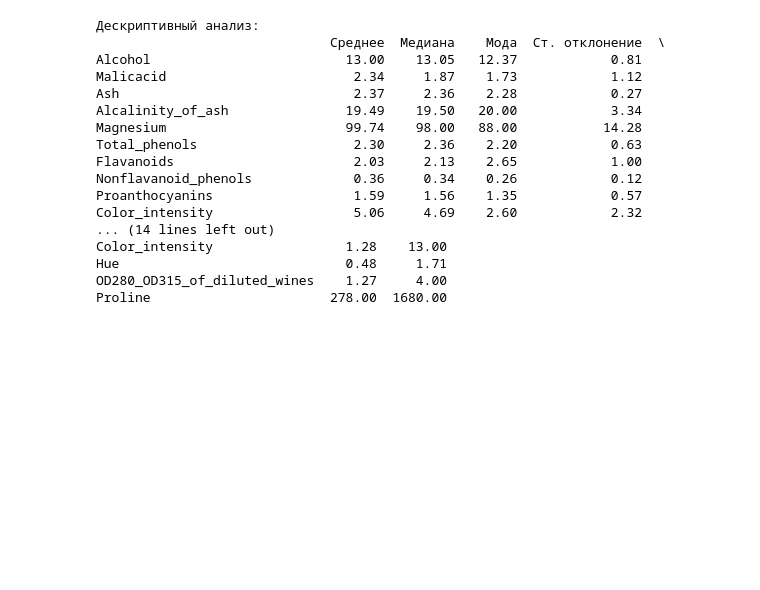
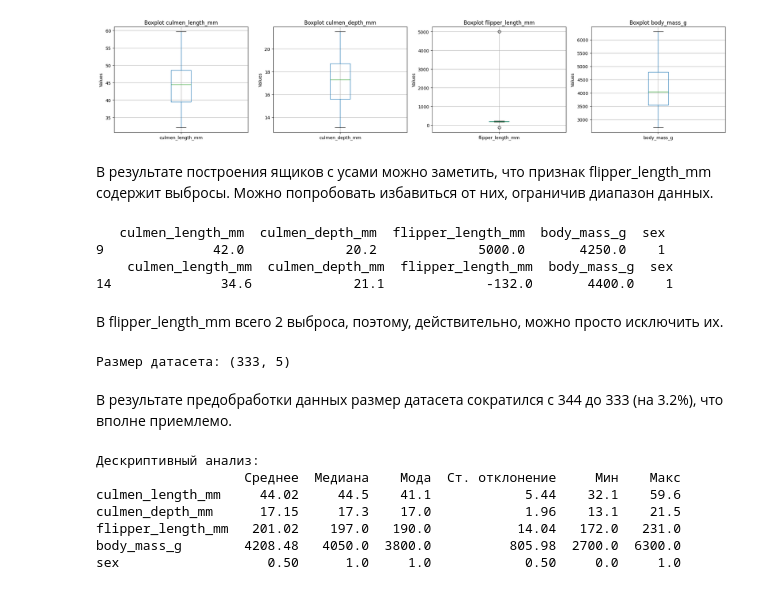
Before and after one commit to vchkashka/-_4, a Jupyter notebook: lab4_penguins.ipynb, the cells around one changed output. Drawn from its saved outputs; the diff is of its cells as text; code cells hidden in the pictures; blank space fills up the shorter version.

```diff
--- a/lab4_penguins.ipynb
+++ b/lab4_penguins.ipynb
@@ -62,32 +79,62 @@ dtype: int64
+# %%
+features = df.columns[:4]
+n_features = len(features)
+
+fig, axes = plt.subplots(4, 4, figsize=(20, 15))
+axes = axes.ravel()
+
+for i, feature in enumerate(features):
+    if i < len(axes):
+        df.boxplot(column=feature, ax=axes[i])
+        axes[i].set_title(f'Boxplot {feature}')
+        axes[i].set_ylabel('Values')
+
+for j in range(i + 1, len(axes)):
+    axes[j].set_visible(False)
+
+plt.tight_layout()
+plt.show()
+# %% [output]
+[figure, added]
+# %% [markdown]
+В результате построения ящиков с усами можно заметить, что признак flipper_length_mm содержит выбросы. Можно попробовать избавиться от них, ограничив диапазон данных.
+# %%
+print(df[df["flipper_length_mm"] > 4000])
+print(df[df["flipper_length_mm"] < 0])
+# %% [output]
+   culmen_length_mm  culmen_depth_mm  flipper_length_mm  body_mass_g  sex
+9              42.0             20.2             5000.0       4250.0    1
+    culmen_length_mm  culmen_depth_mm  flipper_length_mm  body_mass_g  sex
+14              34.6             21.1             -132.0       4400.0    1
+# %% [markdown]
+В flipper_length_mm всего 2 выброса, поэтому, действительно, можно просто исключить их.
+# %%
+df = df.drop([9, 14])
+
+print("Размер датасета:", df.shape)
+# %% [output]
+Размер датасета: (333, 5)
+# %% [markdown]
+В результате предобработки данных размер датасета сократился с 344 до 333 (на 3.2%), что вполне приемлемо.
 # %%
 print("Дескриптивный анализ:")
 
 summary = pd.DataFrame({
-    "Среднее": df_selected.mean(numeric_only=True),
-    "Медиана": df_selected.median(numeric_only=True),
-    "Мода": df_selected.mode().iloc[0],
-    "Ст. отклонение": df_selected.std(numeric_only=True),
-    "Мин": df_selected.min(),
-    "Макс": df_selected.max()
+    "Среднее": df.mean(numeric_only=True),
+    "Медиана": df.median(numeric_only=True),
+    "Мода": df.mode().iloc[0],
+    "Ст. отклонение": df.std(numeric_only=True),
+    "Мин": df.min(),
+    "Макс": df.max()
 })
 
 print(summary.round(2))
 # %% [output]
 Дескриптивный анализ:
-                              Среднее  Медиана    Мода  Ст. отклонение  \
-Alcohol                         13.00    13.05   12.37            0.81
-Malicacid                        2.34     1.87    1.73            1.12
-Ash                              2.37     2.36    2.28            0.27
-Alcalinity_of_ash               19.49    19.50   20.00            3.34
-Magnesium                       99.74    98.00   88.00           14.28
-Total_phenols                    2.30     2.36    2.20            0.63
-Flavanoids                       2.03     2.13    2.65            1.00
-Nonflavanoid_phenols             0.36     0.34    0.26            0.12
-Proanthocyanins                  1.59     1.56    1.35            0.57
-Color_intensity                  5.06     4.69    2.60            2.32
-... (14 lines left out)
-Color_intensity                 1.28    13.00
-Hue                             0.48     1.71
-OD280_OD315_of_diluted_wines    1.27     4.00
-Proline                       278.00  1680.00
+                   Среднее  Медиана    Мода  Ст. отклонение     Мин    Макс
+culmen_length_mm     44.02     44.5    41.1            5.44    32.1    59.6
+culmen_depth_mm      17.15     17.3    17.0            1.96    13.1    21.5
+flipper_length_mm   201.02    197.0   190.0           14.04   172.0   231.0
+body_mass_g        4208.48   4050.0  3800.0          805.98  2700.0  6300.0
+sex                   0.50      1.0     1.0            0.50     0.0     1.0
 # %%
```
Also changed, not shown: parts of 27 cells of this notebook.
